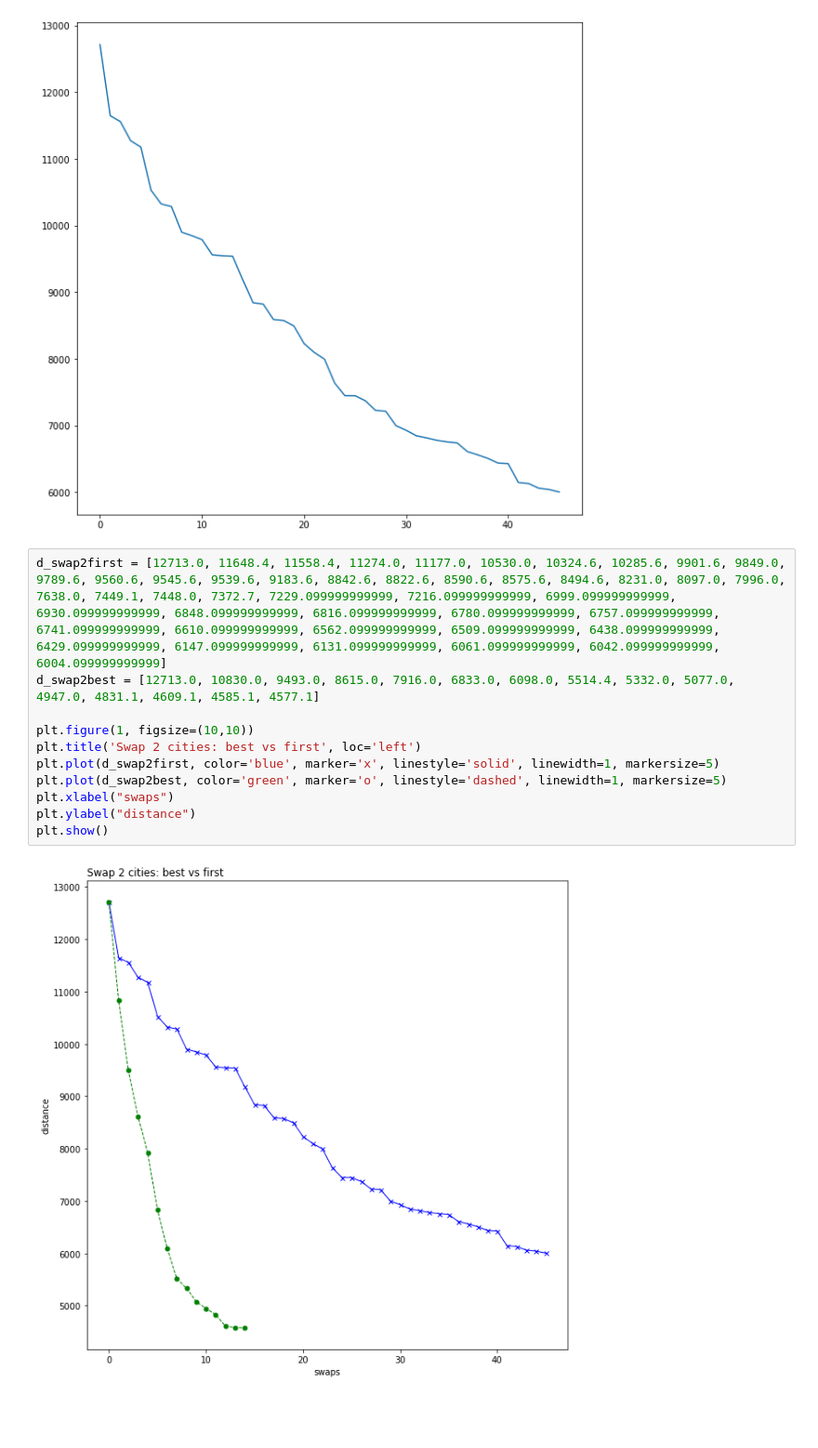
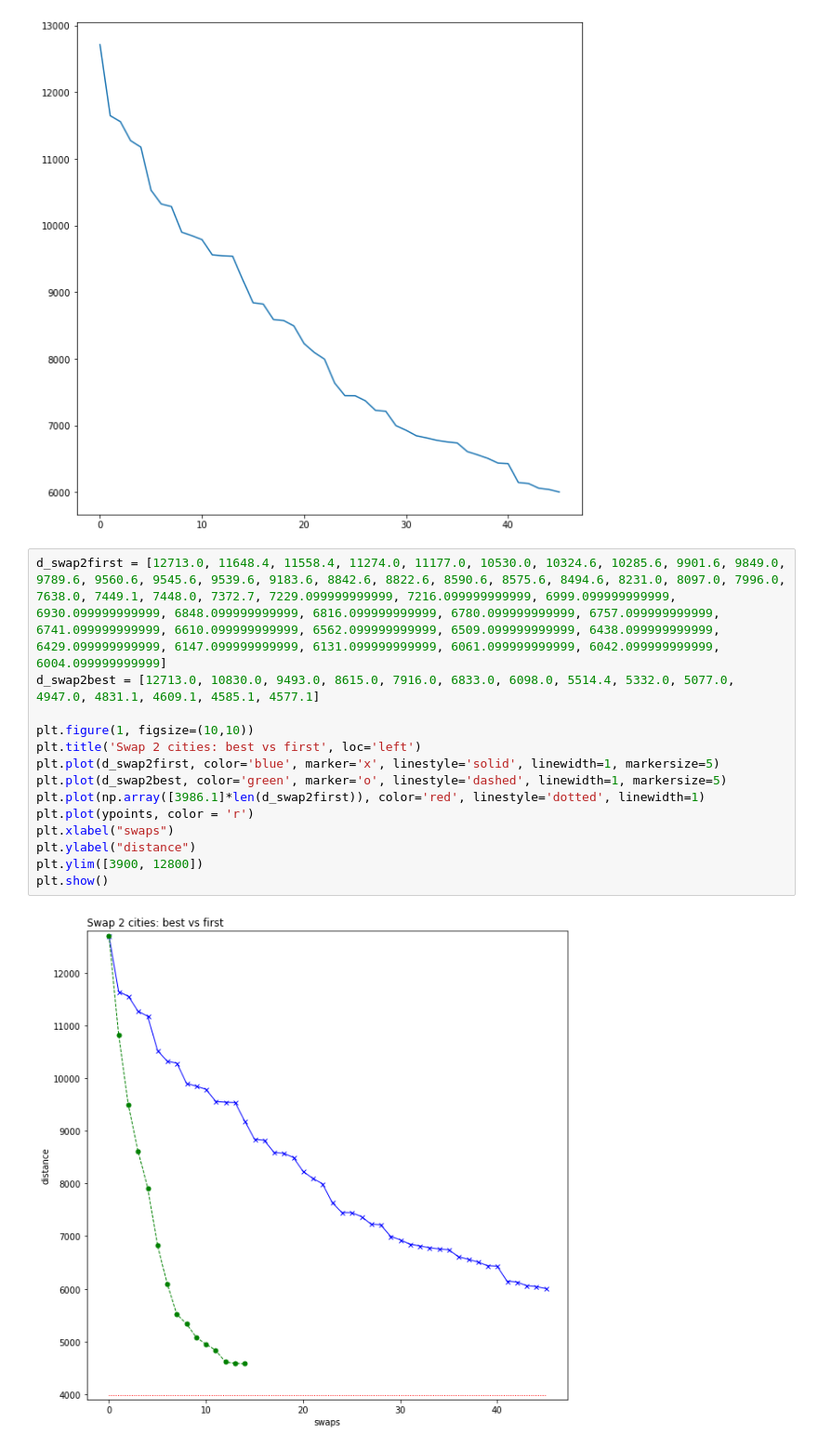
Before and after one commit to ysereda/Traveling_Salesman, a Jupyter notebook: Traveling_Salesman.ipynb, the cells around one changed output. Shown: that part at 93% size. Saved outputs shown, nothing was run; the diff lists cells and outputs as text; blank space fills up the shorter version.

Commit message:
comparison plot swap 2 cities: best vs first

```diff
--- a/Traveling_Salesman.ipynb
+++ b/Traveling_Salesman.ipynb
@@ -700,13 +703,16 @@ Distance = 6004.1
 # %%
 d_swap2first = [12713.0, 11648.4, 11558.4, 11274.0, 11177.0, 10530.0, 10324.6, 10285.6, 9901.6, 9849.0, 9789.6, 9560.6, 9545.6, 9539.6, 9183.6, 8842.6, 8822.6, 8590.6, 8575.6, 8494.6, 8231.0, 8097.0, 7996.0, 7638.0, 7449.1, 7448.0, 7372.7, 7229.099999999999, 7216.099999999999, 6999.099999999999, 6930.099999999999, 6848.099999999999, 6816.099999999999, 6780.099999999999, 6757.099999999999, 6741.099999999999, 6610.099999999999, 6562.099999999999, 6509.099999999999, 6438.099999999999, 6429.099999999999, 6147.099999999999, 6131.099999999999, 6061.099999999999, 6042.099999999999, 6004.099999999999]
 d_swap2best = [12713.0, 10830.0, 9493.0, 8615.0, 7916.0, 6833.0, 6098.0, 5514.4, 5332.0, 5077.0, 4947.0, 4831.1, 4609.1, 4585.1, 4577.1]
 
 plt.figure(1, figsize=(10,10))
 plt.title('Swap 2 cities: best vs first', loc='left')
 plt.plot(d_swap2first, color='blue', marker='x', linestyle='solid', linewidth=1, markersize=5)
 plt.plot(d_swap2best, color='green', marker='o', linestyle='dashed', linewidth=1, markersize=5)
+plt.plot(np.array([3986.1]*len(d_swap2first)), color='red', linestyle='dotted', linewidth=1)
+plt.plot(ypoints, color = 'r')
 plt.xlabel("swaps")
 plt.ylabel("distance")
+plt.ylim([3900, 12800])
 plt.show()
 # %% [output]
-[figure, old version]
+[figure, new version]
```
Also changed, not shown: parts of 3 cells of this notebook, 1 other file.
